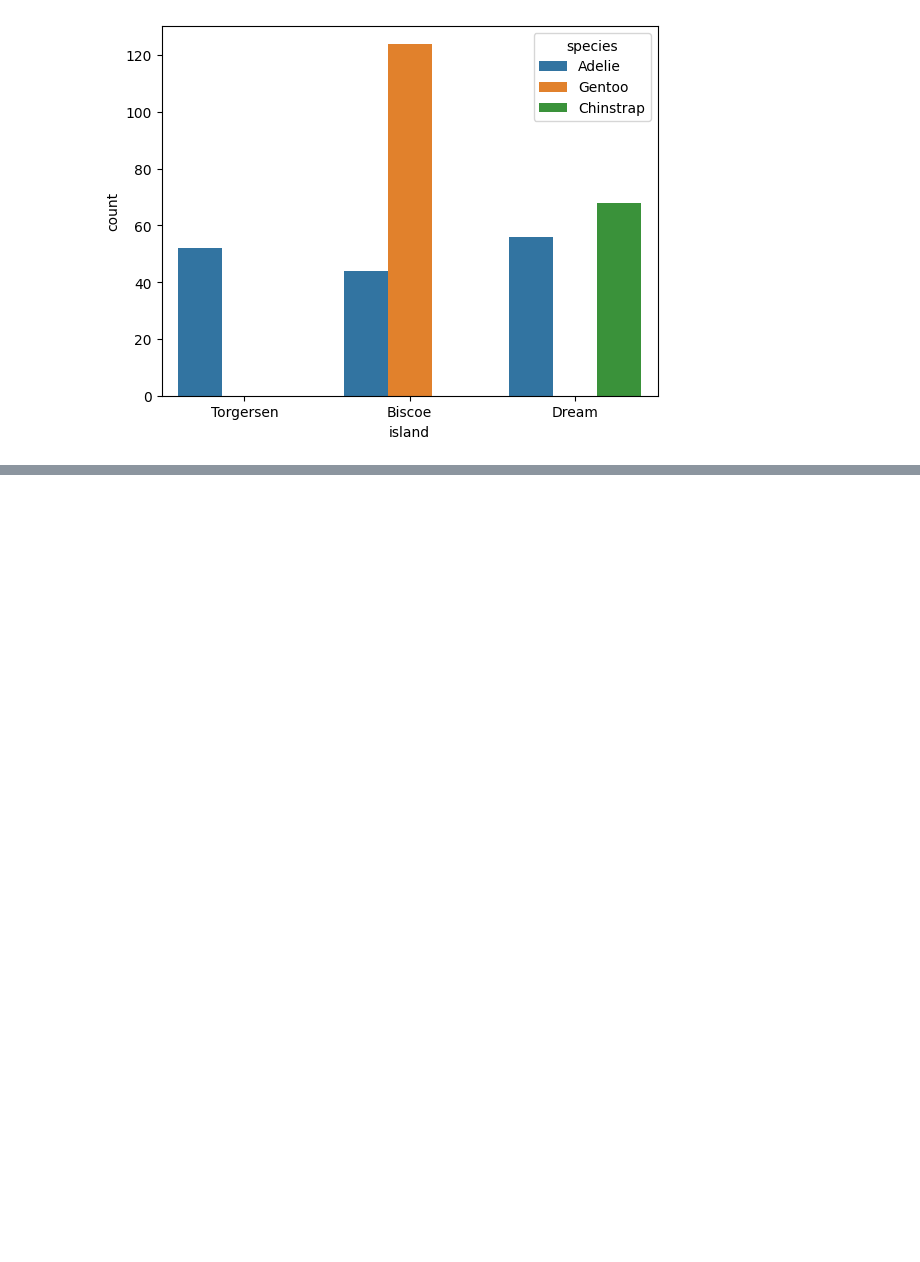
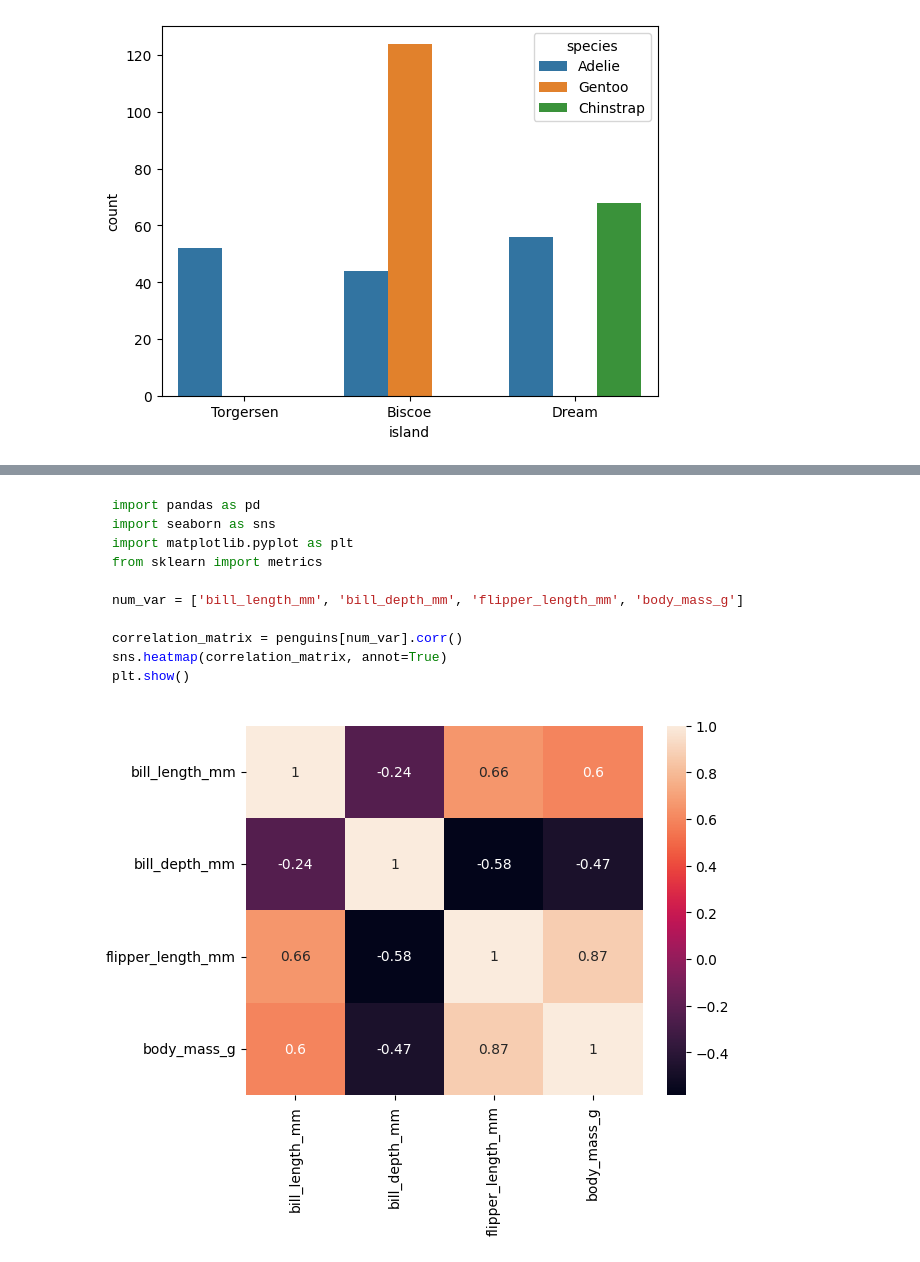
Before and after one commit to omalleymatt/Palmer-Penguins, a Jupyter notebook: notebooks/llm_eda.ipynb, the cells around one changed output, grey strips where cells are left out. Saved outputs shown, nothing was run; the diff lists cells and outputs as text; code cells hidden in the pictures; blank space fills up the shorter version.

````diff
--- a/notebooks/llm_eda.ipynb
+++ b/notebooks/llm_eda.ipynb
@@ -179,0 +226,16 @@ plt.show()
+# %%
+q('num_var is a list of the numerical variables. It is already defined. Use it to create a correlation matrix of the numerical variables.')
+# %% [output]
+```python
+import pandas as pd
+import seaborn as sns
+import matplotlib.pyplot as plt
+from sklearn import metrics
+
+num_var = ['bill_length_mm', 'bill_depth_mm', 'flipper_length_mm', 'body_mass_g']
+
+correlation_matrix = penguins[num_var].corr()
+sns.heatmap(correlation_matrix, annot=True)
+plt.show()
+```
+[figure, added]
````
Also changed, not shown: parts of 17 cells of this notebook, 2 other files.
